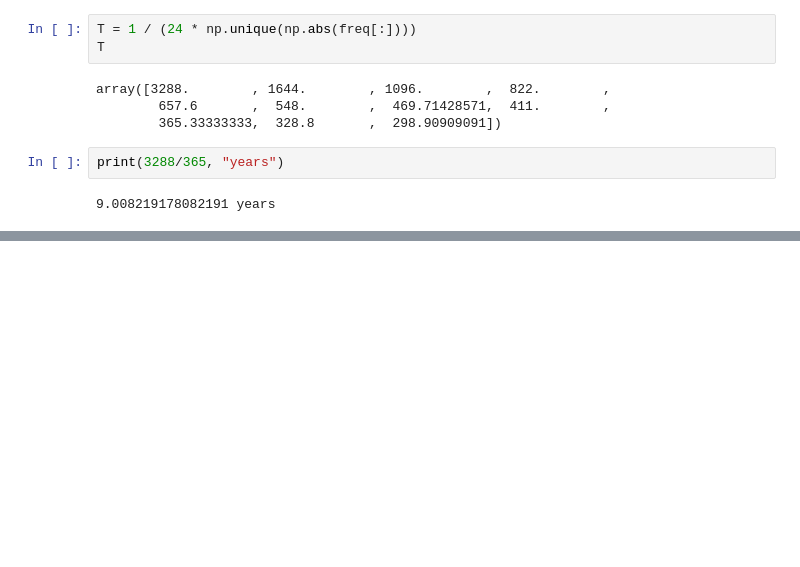
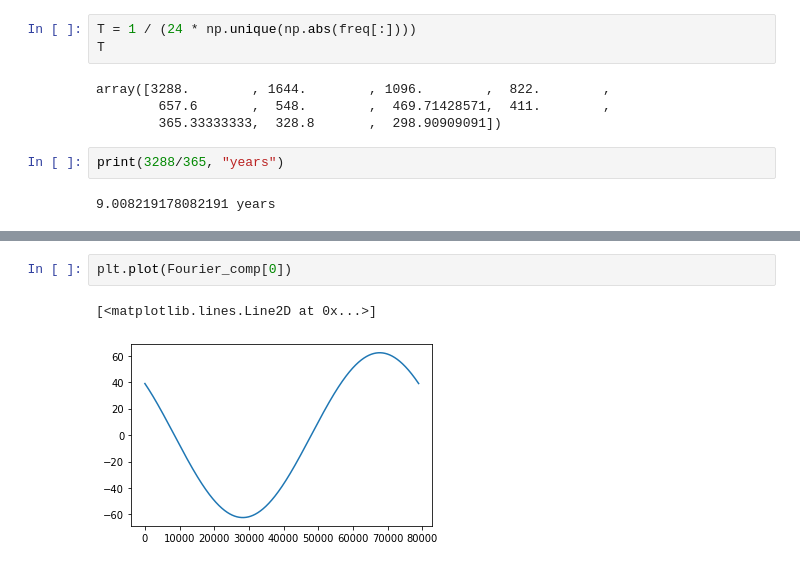
Before and after one commit to BleakHeart/Report-2, a Jupyter notebook: src/Fourier_f_extrapolations.ipynb, the cells around one changed output, grey strips where cells are left out. Cells and saved outputs as stored; diff of their text form; blank space fills up the shorter version.

```diff
--- a/src/Fourier_f_extrapolations.ipynb
+++ b/src/Fourier_f_extrapolations.ipynb
@@ -87,0 +161,5 @@ print(3288/365, "years")
+# %%
+plt.plot(Fourier_comp[0])
+# %% [output]
+[<matplotlib.lines.Line2D at 0x...>]
+[figure, added]
```
Also changed, not shown: parts of 10 cells of this notebook, 1 other file.
